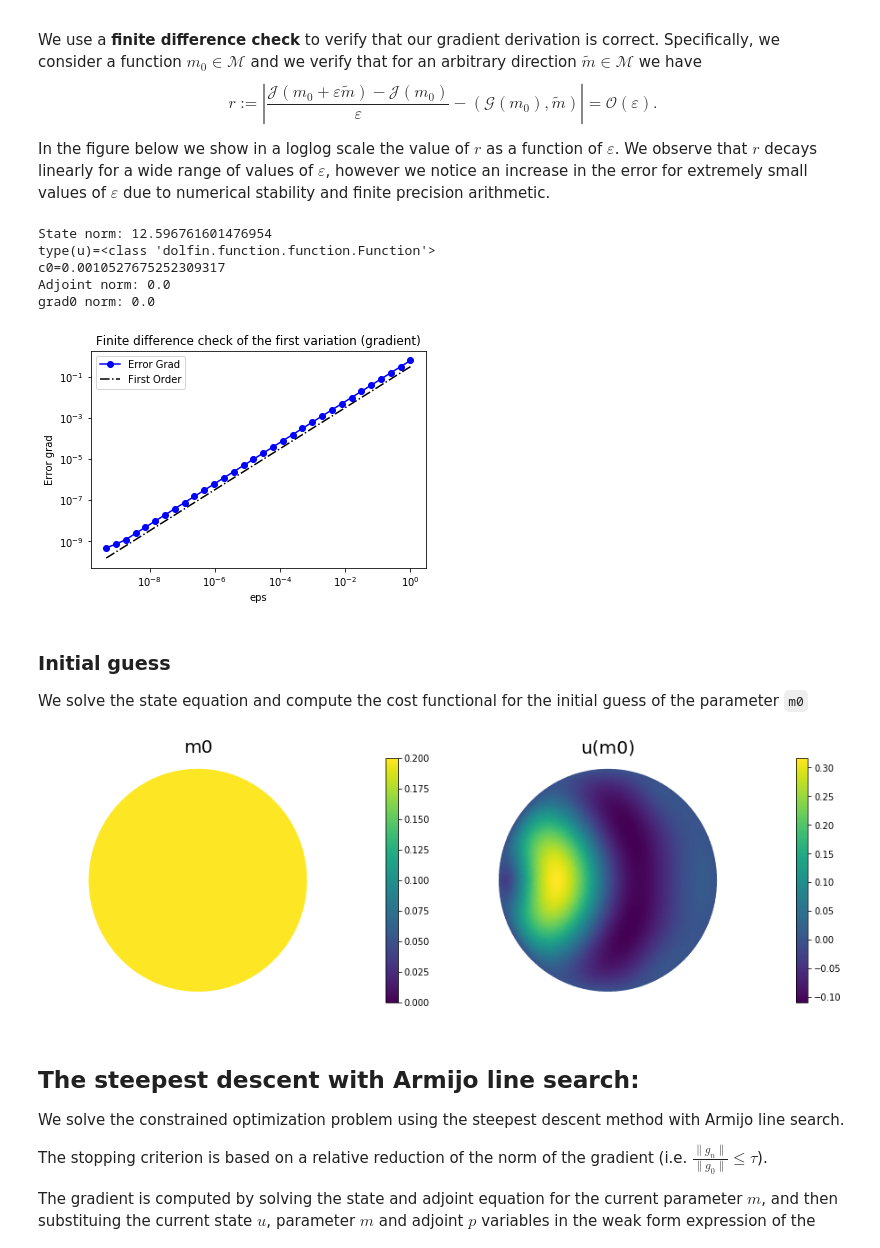
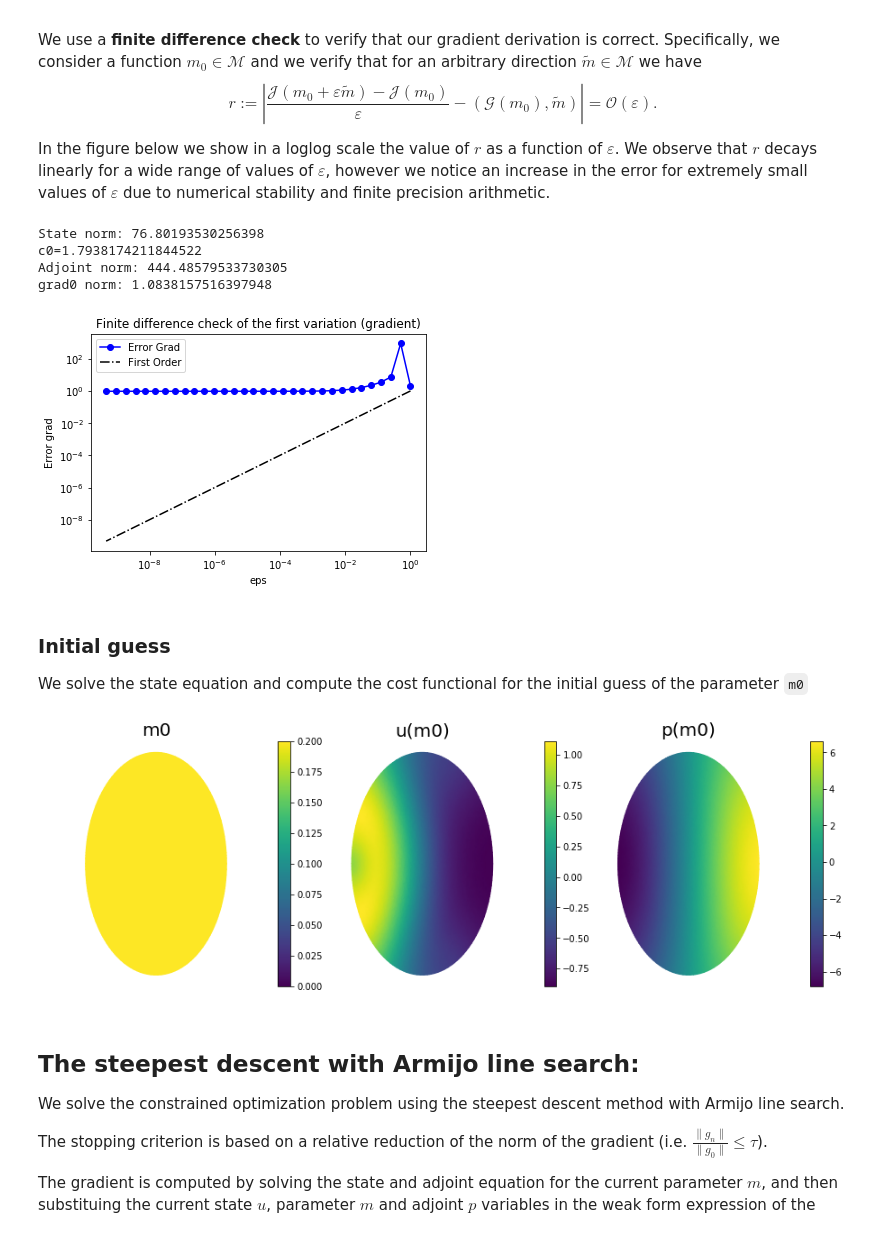
Before and after one commit to kurtostfeld/CSE393P, a Jupyter notebook: a4-problem-ii.ipynb, the cells around one changed output. Cells and saved outputs as stored; diff of their text form; code cells hidden in the pictures.

```diff
--- a/a4-problem-ii.ipynb
+++ b/a4-problem-ii.ipynb
@@ -200,6 +193,12 @@ Our forward equation in weak form. We covered this earlier, but we are redefinin
 forward_eq = ufl.inner(ufl.grad(u_trial), ufl.grad(u_test)) * ufl.dx \
         - k0sq * (dl.Constant(1.) - ufl.tanh(m)) * u_trial * u_test * ufl.dx \
         - k0sq * ufl.tanh(m) * u_inc * u_test * ufl.dx
+
+# set up dirichlet boundary conditions
+def boundary(x,on_boundary):
+    return on_boundary
+
+bc_state = [] # dl.DirichletBC(Vu, dl.Constant(0.), boundary)
 # %% [markdown]
 The first variation of the Lagrangian with respect to $u$ gives us the weak form of the adjoint equation:
 
@@ -212,9 +211,15 @@ The first variation of the Lagrangian with respect to $u$ gives us the weak form
 \end{gather*}
 # %%
 # Given m, u, solve for adjoint p
-adjoint_eq = ufl.inner(u-d, p_test) * ufl.ds \
-    + ufl.inner(ufl.grad(p_test), ufl.grad(p_trial)) * ufl.dx \
-    - k0sq * (1. - ufl.tanh(m)) * p_test * p_trial * ufl.dx
+# adjoint_eq = ufl.inner(u-d, p_test) * ufl.ds \
+#     + ufl.inner(ufl.grad(p_test), ufl.grad(p_trial)) * ufl.dx \
+#     - k0sq * (1. - ufl.tanh(m)) * p_test * p_trial * ufl.dx
+adjoint_eq = (u - d) * p_test * ufl.ds \
+   + ufl.inner(ufl.grad(p_trial), ufl.grad(p_test)) * ufl.dx \
+   - k0sq * (1. - ufl.tanh(m)) * p_trial * p_test * ufl.dx
+
+
+bc_adj = [] # The first term is the boundary condition.
 # %% [markdown]
 The first variation of the Lagrangian with respect to $m$ gives us the weak form of the gradient of the objective when we use the corresponding $u,p$ from the state equation and adjoint equation:
 
@@ -294,12 +299,11 @@ plt.ylabel("Error grad")
 plt.legend(loc = "upper left")
 plt.show()
 # %% [output]
-State norm: 12.596761601476954
-type(u)=<class 'dolfin.function.function.Function'>
-c0=0.0010527675252309317
-Adjoint norm: 0.0
-grad0 norm: 0.0
+State norm: 76.80193530256398
+c0=1.7938174211844522
+Adjoint norm: 444.48579533730305
+grad0 norm: 1.0838157516397948
-[figure, old version]
+[figure, new version]
 # %% [markdown]
 ### Initial guess
 
@@ -307,21 +311,28 @@ We solve the state equation and compute the cost functional for the initial gues
 # %%
 m.assign(m0)
 
 # solve state equation
 A, state_b = dl.assemble_system (ufl.lhs(forward_eq), ufl.rhs(forward_eq), bc_state)
 dl.solve(A, u.vector(), state_b)
 assert np.all(np.isfinite(u.vector().get_local())), "State solution contains NaNs"
 
+# solve the adoint problem
+adj_A, adjoint_RHS = dl.assemble_system(ufl.lhs(adjoint_eq), ufl.rhs(adjoint_eq), bc_adj)
+dl.solve(adj_A, p.vector(), adjoint_RHS)
+assert np.all(np.isfinite(p.vector().get_local())), "State solution contains NaNs"
+
+
 # evaluate cost
 [cost_old, misfit_old, reg_old] = cost(u, d, m, gamma)
 
 # plot
 plt.figure(figsize=(15,5))
-nb.plot(m,subplot_loc=121, mytitle="m0", vmin=mtrue.vector().min(), vmax=mtrue.vector().max())
-nb.plot(u,subplot_loc=122, mytitle="u(m0)")
+nb.plot(m, subplot_loc=131, mytitle="m0", vmin=mtrue.vector().min(), vmax=mtrue.vector().max())
+nb.plot(u, subplot_loc=132, mytitle="u(m0)")
+nb.plot(p, subplot_loc=133, mytitle="p(m0)")
 plt.show()
 # %% [output]
-[figure, old version]
+[figure, new version]
 # %% [markdown]
 ## The steepest descent with Armijo line search:
 
```
Also changed, not shown: parts of 2 cells of this notebook.
